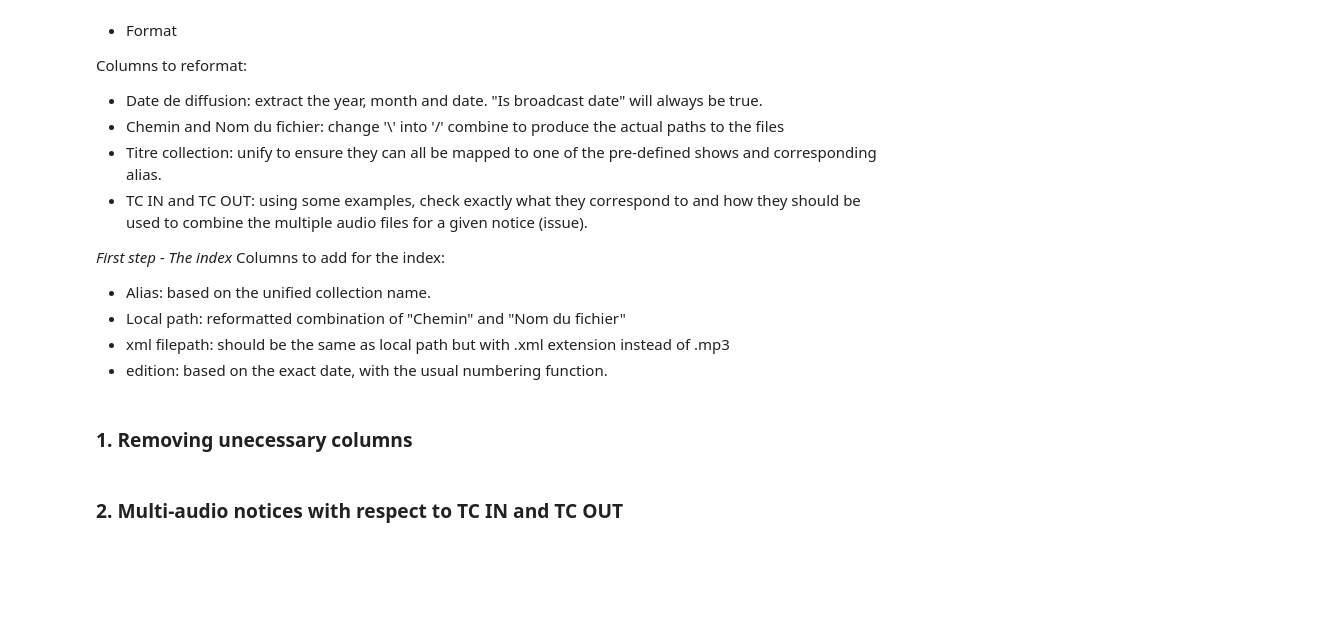
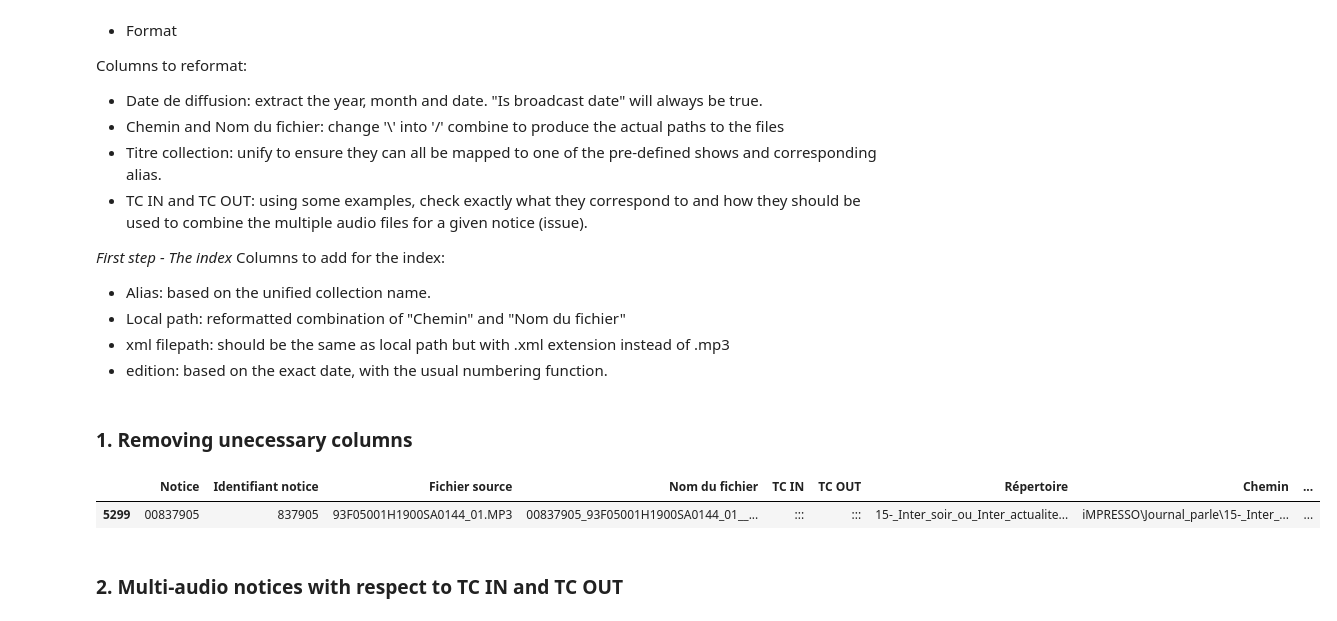
Before and after one commit to impresso/impresso-text-acquisition, a Jupyter notebook: text_preparation/importers/ina/ina_metadata_processing.ipynb, the cells around one changed output. Drawn from its saved outputs; the diff is of its cells as text; code cells hidden in the pictures; blank space fills up the shorter version.

```diff
--- a/text_preparation/importers/ina/ina_metadata_processing.ipynb
+++ b/text_preparation/importers/ina/ina_metadata_processing.ipynb
@@ -255,9 +288,16 @@ Columns to add for the index:
 dropped_cols = [
     'Type de notice',
     "Titre propre-Titre collection-date de diffusion-Chaine de diffusion-Heure de diffusion-Notice-Date de diffusion",
-    "Format"
+    "Format",
+    "TC IN",
+    "TC OUT"
 ]
 files_per_notice = files_per_notice.drop(dropped_cols, axis=1)
+# %%
+files_per_notice[files_per_notice['Notice']=="00837905"]
+# %% [output]
+|  | Notice | Identifiant notice | Fichier source | Nom du fichier | TC IN | TC OUT | Répertoire | Chemin | ... |
+| 5299 | 00837905 | 837905 | 93F05001H1900SA0144_01.MP3 | 00837905_93F05001H1900SA0144_01__... | ::: | ::: | 15-_Inter_soir_ou_Inter_actualite... | iMPRESSO\Journal_parle\15-_Inter_... | ... |
 # %% [markdown]
 ### 2. Multi-audio notices with respect to TC IN and TC OUT
 # %% [markdown]
```
Also changed, not shown: parts of 27 cells of this notebook, 1 other file.
